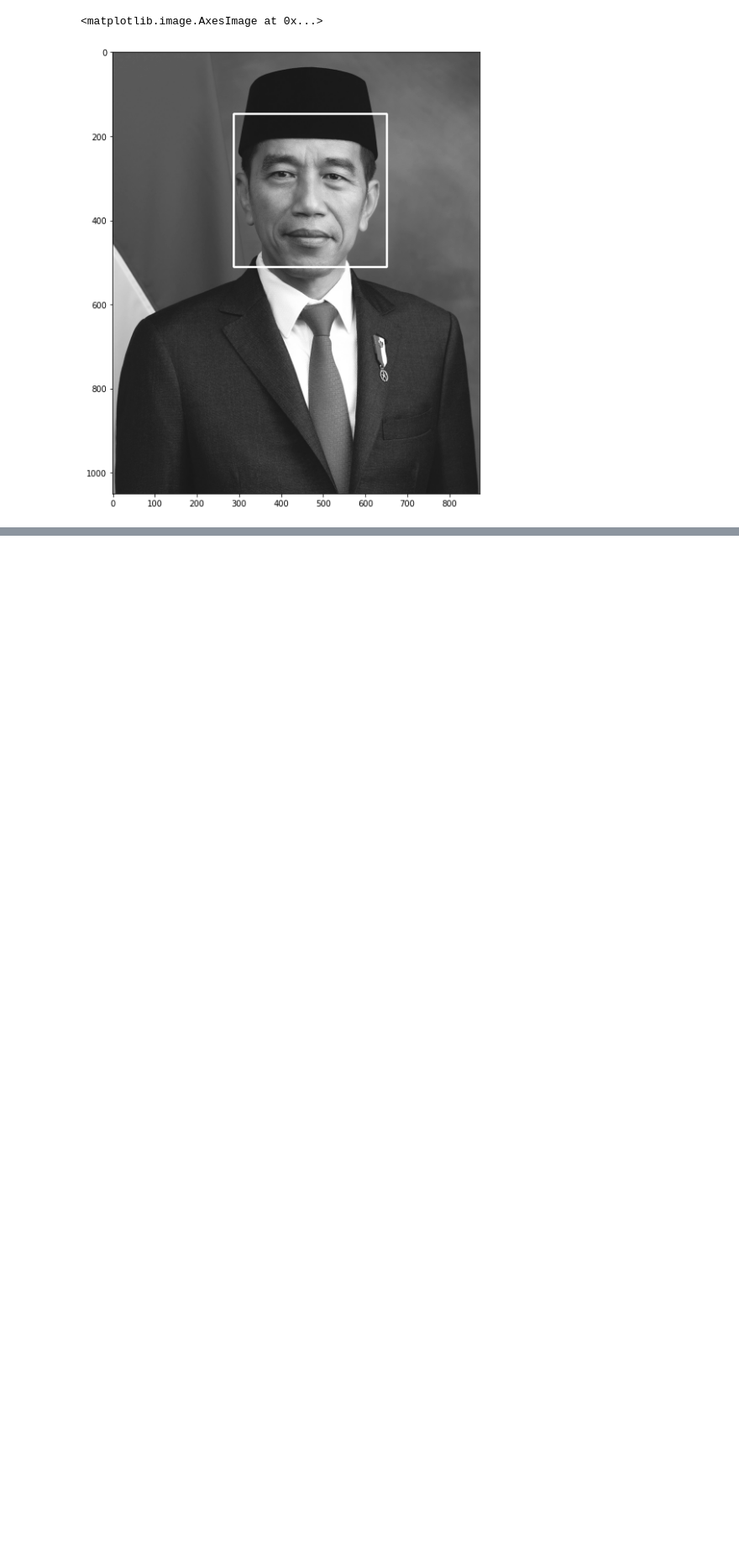
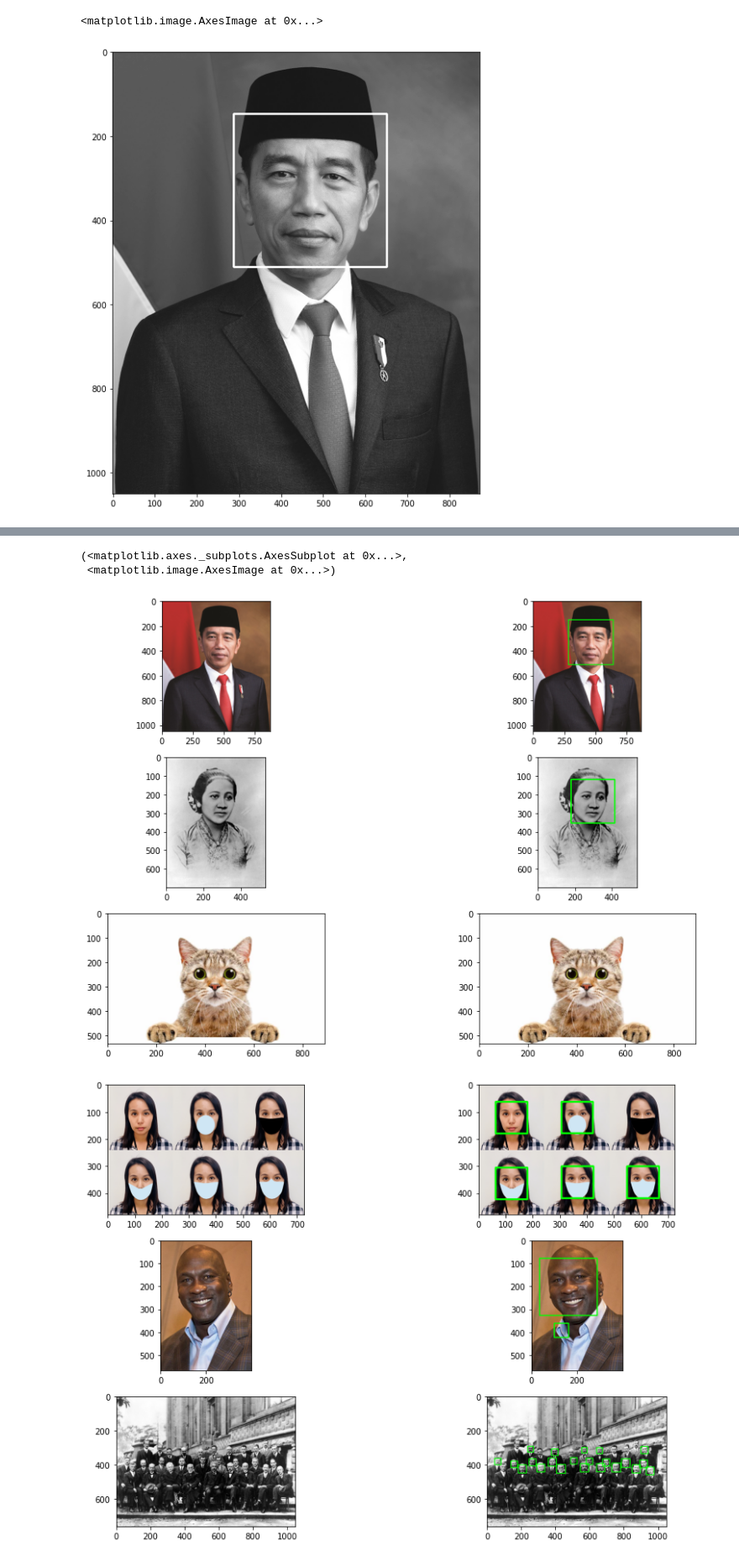
Before and after one commit to selaaulia/PCVK_Genap_2022, a Jupyter notebook: Week12.ipynb, the cells around one changed output, grey strips where cells are left out. Shown at 84% size. Saved outputs shown, nothing was run; the diff lists cells and outputs as text; code cells hidden in the pictures; blank space fills up the shorter version.

```diff
--- a/Week12.ipynb
+++ b/Week12.ipynb
@@ -101,0 +120,68 @@ plt.imshow(jokowi, cmap='gray')
+# %%
+# Melakukan pengambilan gambar pada drive yang simpan pada 2 varibel untuk setiap gambarnya
+jokowi_1 = cv2.imread('/content/drive/MyDrive/POLINEMA/Semester_6/PCVK/Pertemuan_12/jokowi.jpg')
+jokowi_2 = cv2.imread('/content/drive/MyDrive/POLINEMA/Semester_6/PCVK/Pertemuan_12/jokowi.jpg')
+
+kartini_1 = cv2.imread('/content/drive/MyDrive/POLINEMA/Semester_6/PCVK/Pertemuan_12/kartini.jpg')
+kartini_2 = cv2.imread('/content/drive/MyDrive/POLINEMA/Semester_6/PCVK/Pertemuan_12/kartini.jpg')
+
+kucing_1 = cv2.imread('/content/drive/MyDrive/POLINEMA/Semester_6/PCVK/Pertemuan_12/kucing.jpg')
+kucing_2 = cv2.imread('/content/drive/MyDrive/POLINEMA/Semester_6/PCVK/Pertemuan_12/kucing.jpg')
+
+mask_1 = cv2.imread('/content/drive/MyDrive/POLINEMA/Semester_6/PCVK/Pertemuan_12/mask.png')
+mask_2 = cv2.imread('/content/drive/MyDrive/POLINEMA/Semester_6/PCVK/Pertemuan_12/mask.png')
+
+mjordan_1 = cv2.imread('/content/drive/MyDrive/POLINEMA/Semester_6/PCVK/Pertemuan_12/mjordan.jpg')
+mjordan_2 = cv2.imread('/content/drive/MyDrive/POLINEMA/Semester_6/PCVK/Pertemuan_12/mjordan.jpg')
+
+solvayconf_1 = cv2.imread('/content/drive/MyDrive/POLINEMA/Semester_6/PCVK/Pertemuan_12/solvayconf.jpg')
+solvayconf_2 = cv2.imread('/content/drive/MyDrive/POLINEMA/Semester_6/PCVK/Pertemuan_12/solvayconf.jpg')
+
+def convertToRGB(image):
+    return cv2.cvtColor(image, cv2.COLOR_BGR2RGB)
+
+faceCascade=cv2.CascadeClassifier(cv2.data.haarcascades + "haarcascade_frontalface_default.xml")
+def faceCascadeFunction(image, thickness):
+  faces_rects = faceCascade.detectMultiScale(image, scaleFactor = 1.2, minNeighbors = 5);
+  for (x,y,w,h) in faces_rects:
+      cv2.rectangle(image, (x, y), (x+w, y+h), (0, 255, 0), thickness)
+
+# Gambar Jokowi
+faceCascadeFunction(jokowi_2, 5)
+# Gambar Kartini
+faceCascadeFunction(kartini_2, 5)
+# Gambar Kucing
+faceCascadeFunction(kucing_2, 5)
+# Gambar Mask
+faceCascadeFunction(mask_2, 5)
+# Gambar Mjordan
+faceCascadeFunction(mjordan_2, 3)
+# Gambar Solvayconf
+faceCascadeFunction(solvayconf_2, 3)
+
+f, axarr = plt. subplots(6,2,figsize=(15,10)) # Untuk mengatur tabel dan ukuran gambar yang akan ditampilkan
+
+# Menampilkan setiap gambar
+plt.subplot(321),plt.imshow(convertToRGB(jokowi_1))
+plt.subplot(322),plt.imshow(convertToRGB(jokowi_2))
+
+plt.subplot(323),plt.imshow(convertToRGB(kartini_1))
+plt.subplot(324),plt.imshow(convertToRGB(kartini_2))
+
+plt.subplot(325),plt.imshow(convertToRGB(kucing_1))
+plt.subplot(326),plt.imshow(convertToRGB(kucing_2))
+
+f, axarr = plt. subplots(6,2,figsize=(15,10))
+plt.subplot(321),plt.imshow(convertToRGB(mask_1))
+plt.subplot(322),plt.imshow(convertToRGB(mask_2))
+
+plt.subplot(323),plt.imshow(convertToRGB(mjordan_1))
+plt.subplot(324),plt.imshow(convertToRGB(mjordan_2))
+
+plt.subplot(325),plt.imshow(convertToRGB(solvayconf_1))
+plt.subplot(326),plt.imshow(convertToRGB(solvayconf_2))
+# %% [output]
+(<matplotlib.axes._subplots.AxesSubplot at 0x...>,
+ <matplotlib.image.AxesImage at 0x...>)
+[figure, added]
+[figure, added]
```
Also changed, not shown: parts of 21 cells of this notebook.
